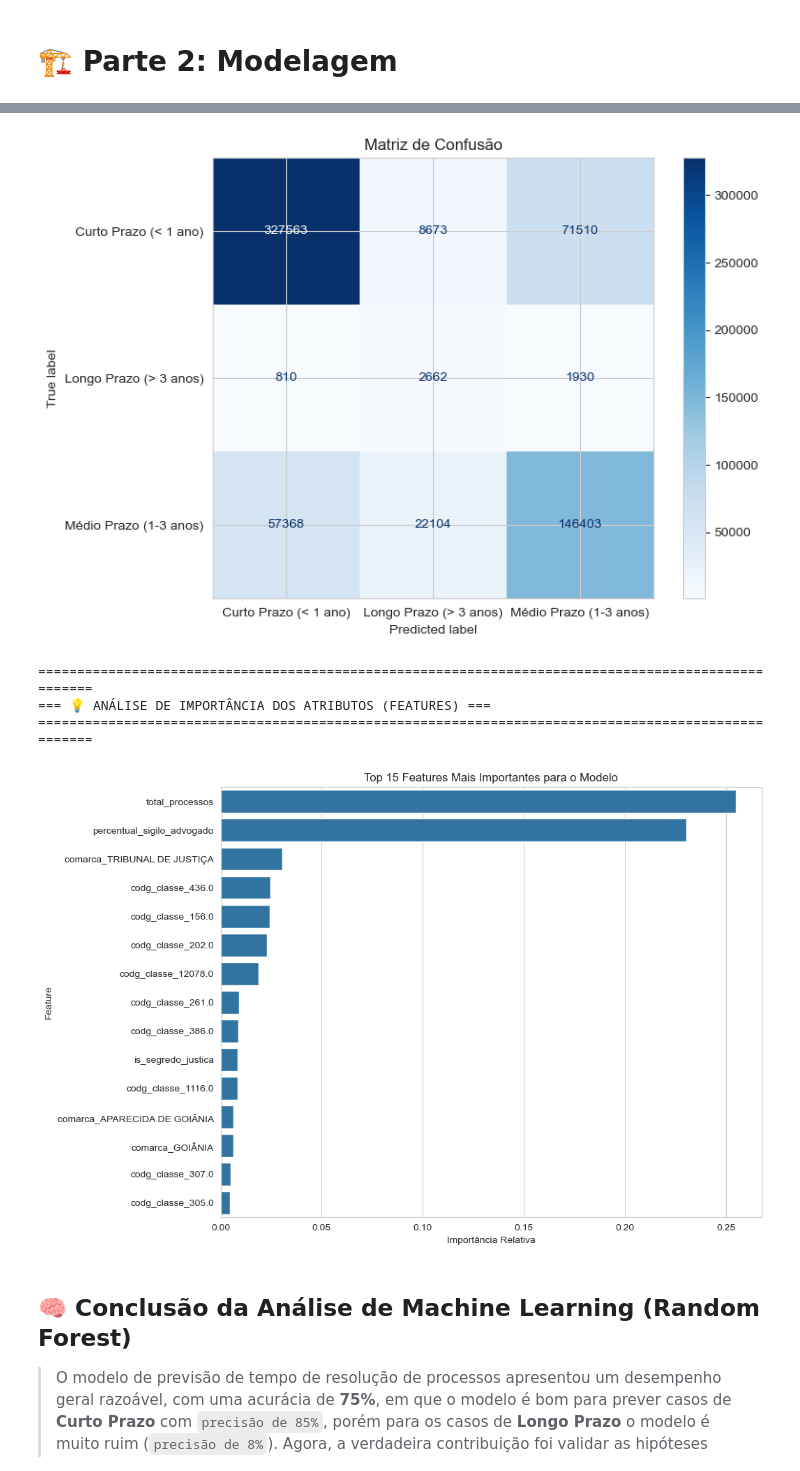
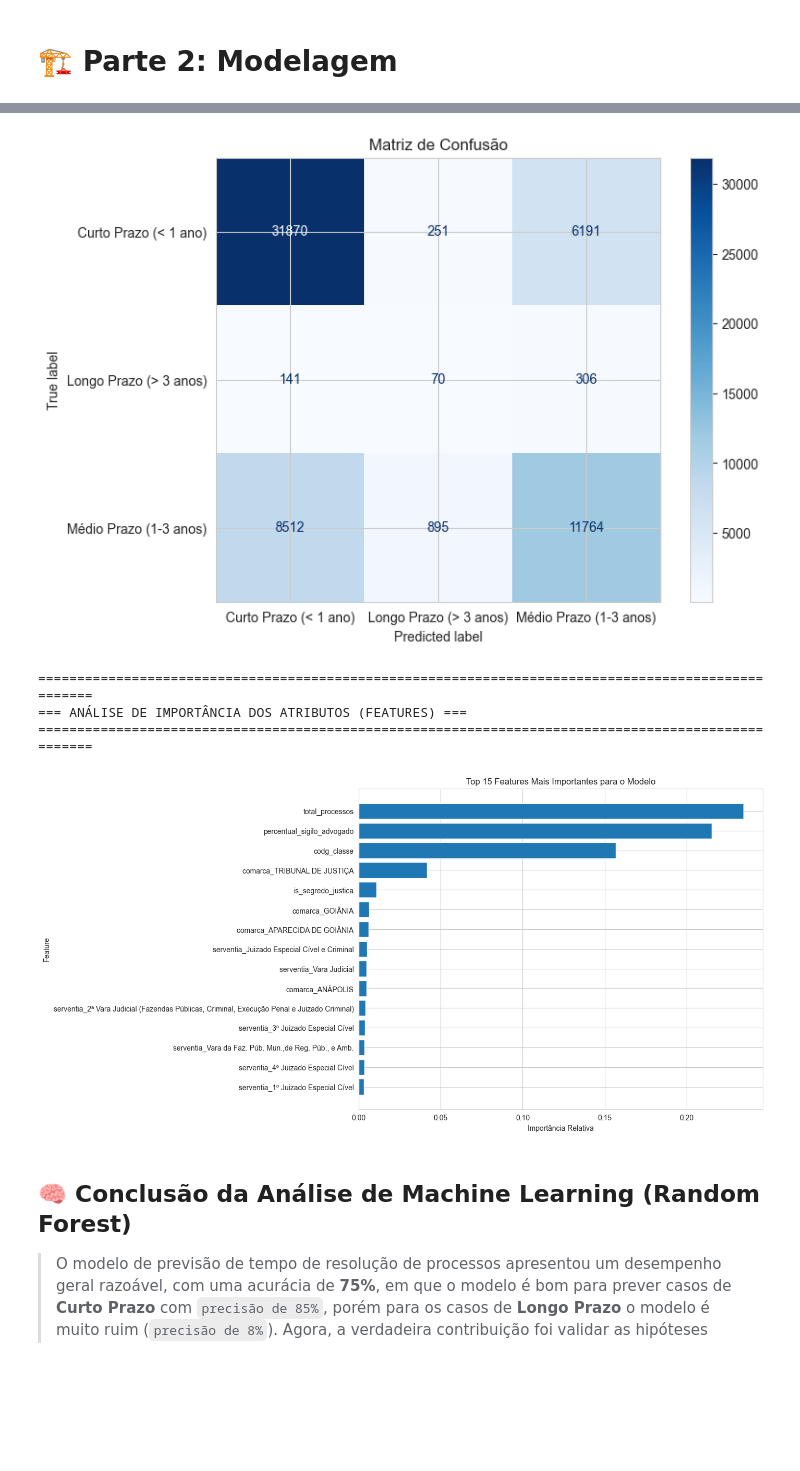
Before and after one commit to dvjuliocesar/TrabalhoFinal_DS_TxCresc, a Jupyter notebook: analise.ipynb, the cells around one changed output, grey strips where cells are left out. Cells and saved outputs as stored; diff of their text form; code cells hidden in the pictures; blank space fills up the shorter version.

```diff
--- a/analise.ipynb
+++ b/analise.ipynb
@@ -1385,6 +1385,8 @@ Esta métrica mostra o impacto do volume de cada categoria no universo total de
 # 🏗️ Parte 2: Modelagem
 # %%
 # --- Bibliotecas ---
+import pandas as pd
+import numpy as np
 from sklearn.model_selection import train_test_split
 from sklearn.ensemble import RandomForestClassifier
 from sklearn.metrics import accuracy_score, classification_report, ConfusionMatrixDisplay
@@ -1403,72 +1405,63 @@ print("="*100 + "\n")
 df_ml = df_juridico.copy()
 
 # --- 1.1: Filtrar apenas processos já concluídos ---
-# O modelo só pode ser treinado com dados que já têm um resultado (data_baixa).
 print(f"Total de registros inicial: {len(df_ml)}")
 df_ml = df_ml[df_ml['data_baixa'].notna()].copy()
 print(f"Total de registros com data de baixa (usados para treino/teste): {len(df_ml)}")
 
+
+# AMOSTRAGEM DOS DADOS
+# Para evitar MemoryError, trabalhamos com uma amostra representativa.
+TAMANHO_AMOSTRA = 300000
+if len(df_ml) > TAMANHO_AMOSTRA:
+    print(f"\nDataset grande demais ({len(df_ml)} registros). Criando uma amostra de {TAMANHO_AMOSTRA}...")
+    df_ml = df_ml.sample(n=TAMANHO_AMOSTRA, random_state=42)
+    print("Amostragem concluída.")
+
 # --- 1.2: Criar a Variável Alvo (Target) ---
-# Garantir que as colunas de data estão no formato datetime
 df_ml['data_distribuicao'] = pd.to_datetime(df_ml['data_distribuicao'], errors='coerce')
 df_ml['data_baixa'] = pd.to_datetime(df_ml['data_baixa'], errors='coerce')
-
-# Calcular a duração em dias
 df_ml['duracao_dias'] = (df_ml['data_baixa'] - df_ml['data_distribuicao']).dt.days
 
-# Remover quaisquer durações negativas ou nulas (erros de dados)
 df_ml.dropna(subset=['duracao_dias'], inplace=True)
 df_ml = df_ml[df_ml['duracao_dias'] >= 0]
 
-# Função para criar as categorias de tempo
 def categoriza_duracao(dias):
     if dias <= 365:
         return 'Curto Prazo (< 1 ano)'
-    elif 365 < dias <= 1095: # 3 anos = 1095 dias
+    elif 365 < dias <= 1095:
         return 'Médio Prazo (1-3 anos)'
     else:
         return 'Longo Prazo (> 3 anos)'
 
-# Barra de Progresso:
 tqdm.pandas(desc="Categorizando Duração")
-
-# Aplicar a função para criar a coluna alvo
 df_ml['categoria_duracao'] = df_ml['duracao_dias'].progress_apply(categoriza_duracao)
 
 print("\n--- Distribuição da variável alvo ---")
 print(df_ml['categoria_duracao'].value_counts(normalize=True) * 100)
 
-
 # --- 1.3: Criar Atributos do Advogado (Features do Perfil) ---
-# Usamos o df_pivot_sorted da análise anterior para obter as estatísticas por advogado
 lawyer_stats = df_pivot_sorted[['total_processos']].copy()
 lawyer_stats['percentual_sigilo_advogado'] = (df_pivot_sorted['sigilosos'] / df_pivot_sorted['total_processos']) * 100
-lawyer_stats.index.name = 'oab' # Renomear o índice para a junção
+lawyer_stats.index.name = 'oab'
 
-# Juntar as estatísticas do advogado ao nosso DataFrame de ML
 df_ml = df_ml.merge(lawyer_stats, on='oab', how='left')
-
-# Preencher NaNs para advogados que não estavam no df_pivot (caso existam)
 df_ml['total_processos'].fillna(df_ml['total_processos'].median(), inplace=True)
 df_ml['percentual_sigilo_advogado'].fillna(0, inplace=True)
 
-
 # --- 1.4: Seleção e Limpeza Final das Features ---
-# Selecionar as colunas que serão usadas como "pistas" para o modelo
 features = [
     'comarca',
     'serventia',
     'codg_classe',
     'is_segredo_justica',
-    'total_processos', # Feature que criamos
-    'percentual_sigilo_advogado' # Feature que criamos
+    'total_processos',
+    'percentual_sigilo_advogado'
 ]
 target = 'categoria_duracao'
 
-# Preencher valores nulos nas features categóricas
 for col in ['comarca', 'serventia', 'codg_classe']:
     df_ml[col].fillna('Desconhecido', inplace=True)
-
 df_ml['is_segredo_justica'] = df_ml['is_segredo_justica'].astype(bool)
 
 # ==============================================================================
@@ -1477,12 +1470,10 @@ df_ml['is_segredo_justica'] = df_ml['is_segredo_justica'].astype(bool)
 print("\n--- Iniciando pré-processamento e treinamento do modelo ---")
 
 # --- 2.1: One-Hot Encoding das variáveis categóricas ---
-# O modelo precisa de números, não de texto. pd.get_dummies faz a conversão.
 X = pd.get_dummies(df_ml[features], drop_first=True, dummy_na=False)
 y = df_ml[target]
 
 # --- 2.2: Divisão em Treino e Teste ---
-# Separamos os dados para treinar o modelo e para testá-lo em dados "nunca vistos"
 X_train, X_test, y_train, y_test = train_test_split(
     X, y, test_size=0.2, random_state=42, stratify=y
 )
@@ -1491,12 +1482,15 @@ print(f"Tamanho do conjunto de teste:  {X_test.shape[0]} registros")
 
 
 # --- 2.3: Treinamento do Modelo RandomForest ---
-# Escolhemos o RandomForest por ser robusto e bom com dados tabulares
+
+# ### ALTERAÇÃO 2: PARÂMETROS OTIMIZADOS PARA MEMÓRIA ###
 model = RandomForestClassifier(
     n_estimators=100,
-    random_state=42, n_jobs=-1,
+    random_state=42,
+    n_jobs=1,  # CRÍTICO: Usa apenas 1 processador, reduzindo o uso de RAM
     class_weight='balanced',
-    verbose=1
+    verbose=1,
+    max_samples=0.5
 )
 
 model.fit(X_train, y_train)
@@ -1509,18 +1503,15 @@ print("\n" + "="*100)
 print("=== AVALIAÇÃO DE PERFORMANCE DO MODELO ===")
 print("="*100 + "\n")
 
-# Fazer previsões no conjunto de teste
 y_pred = model.predict(X_test)
 
 # --- 3.1: Métricas de Classificação ---
 accuracy = accuracy_score(y_test, y_pred)
-print(f"Acurácia do modelo no conjunto de teste: {accuracy:.2f}%")
+print(f"Acurácia do modelo no conjunto de teste: {accuracy:.2f}")
 print("\n--- Relatório de Classificação Detalhado ---")
 print(classification_report(y_test, y_pred))
 
-
 # --- 3.2: Matriz de Confusão ---
-# Mostra visualmente onde o modelo está acertando e errando
 print("\n--- Matriz de Confusão ---")
 fig, ax = plt.subplots(figsize=(8, 6))
 ConfusionMatrixDisplay.from_estimator(model, X_test, y_test, ax=ax, cmap='Blues')
@@ -1534,15 +1525,14 @@ print("\n" + "="*100)
 print("=== ANÁLISE DE IMPORTÂNCIA DOS ATRIBUTOS (FEATURES) ===")
 print("="*100 + "\n")
 
-# Extrair a importância de cada feature
 importances = model.feature_importances_
 feature_names = X.columns
 feature_importance_df = pd.DataFrame({'Feature': feature_names, 'Importance': importances})
 feature_importance_df = feature_importance_df.sort_values(by='Importance', ascending=False)
 
-# Plotar as features mais importantes
 plt.figure(figsize=(10, 8))
-sns.barplot(x='Importance', y='Feature', data=feature_importance_df.head(15)) # Top 15 features
+plt.barh(feature_importance_df.head(15)['Feature'], feature_importance_df.head(15)['Importance'])
+plt.gca().invert_yaxis() # Inverte o eixo Y para mostrar o mais importante no topo
 plt.title('Top 15 Features Mais Importantes para o Modelo')
 plt.xlabel('Importância Relativa')
 plt.ylabel('Feature')
@@ -1614,8 +1604,8 @@ Médio Prazo (1-3 anos)       0.67      0.65      0.66    225875
-[figure, old version]
+[figure, new version]
 ====================================================================================================
-=== 💡 ANÁLISE DE IMPORTÂNCIA DOS ATRIBUTOS (FEATURES) ===
+=== ANÁLISE DE IMPORTÂNCIA DOS ATRIBUTOS (FEATURES) ===
 ====================================================================================================
-[figure, old version]
+[figure, new version]
 # %% [markdown]
 ## 🧠 Conclusão da Análise de Machine Learning (Random Forest)
 
```
Also changed, not shown: parts of 3 cells of this notebook.
